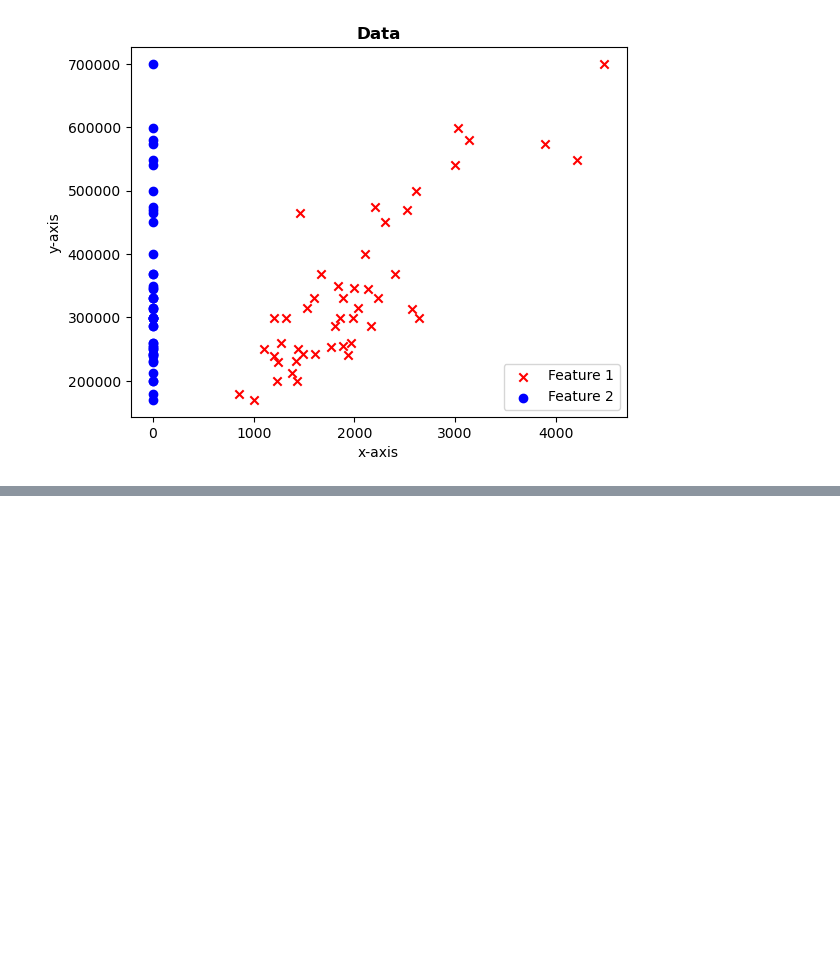
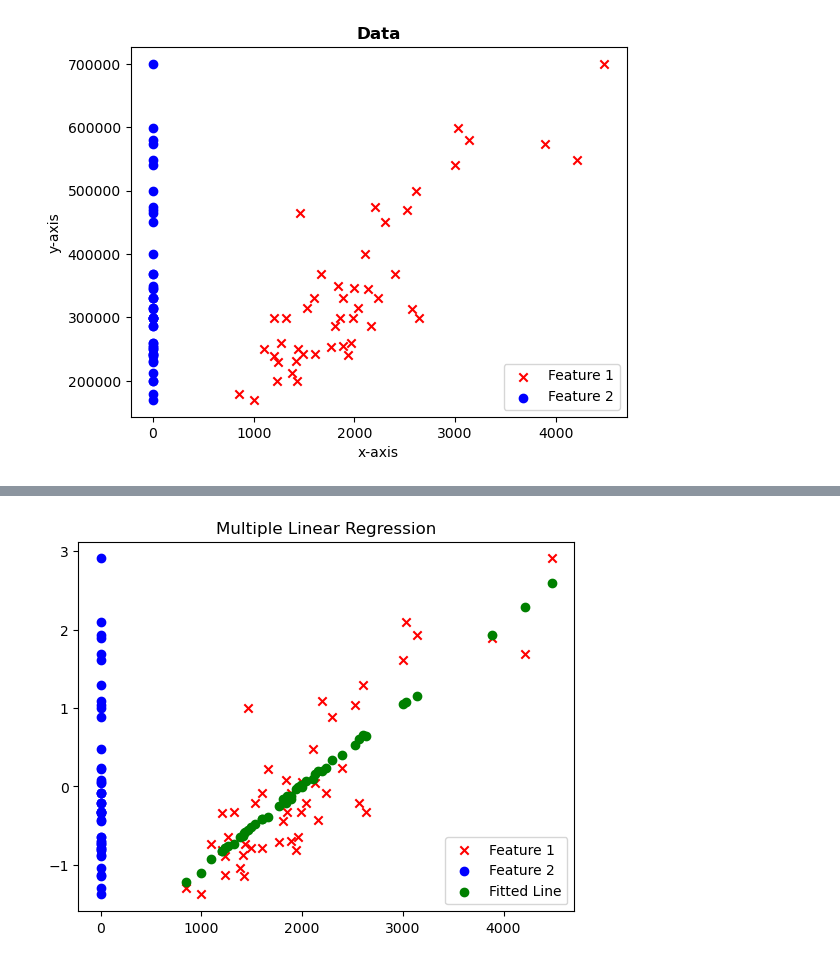
Before and after one commit to Muhammad-Ahmad618/Multiple-Linear-Regression-Model, a Jupyter notebook: multiple_linear_regression.ipynb, the cells around one changed output, grey strips where cells are left out. Saved outputs shown, nothing was run; the diff lists cells and outputs as text; code cells hidden in the pictures; blank space fills up the shorter version.

```diff
--- a/multiple_linear_regression.ipynb
+++ b/multiple_linear_regression.ipynb
@@ -16,0 +89,9 @@ plt.show()
+# %%
+plt.scatter(x[:,0], y, marker = 'x', c='r', label = 'Feature 1')
+plt.scatter(x[:,1], y, marker = 'o', c = 'b', label = 'Feature 2')
+plt.scatter(x[:,0], hypothesis(X,w), c = 'g', label = 'Fitted Line')
+plt.title("Multiple Linear Regression")
+plt.legend()
+plt.show()
+# %% [output]
+[figure, added]
```
Also changed, not shown: parts of 11 cells of this notebook.
